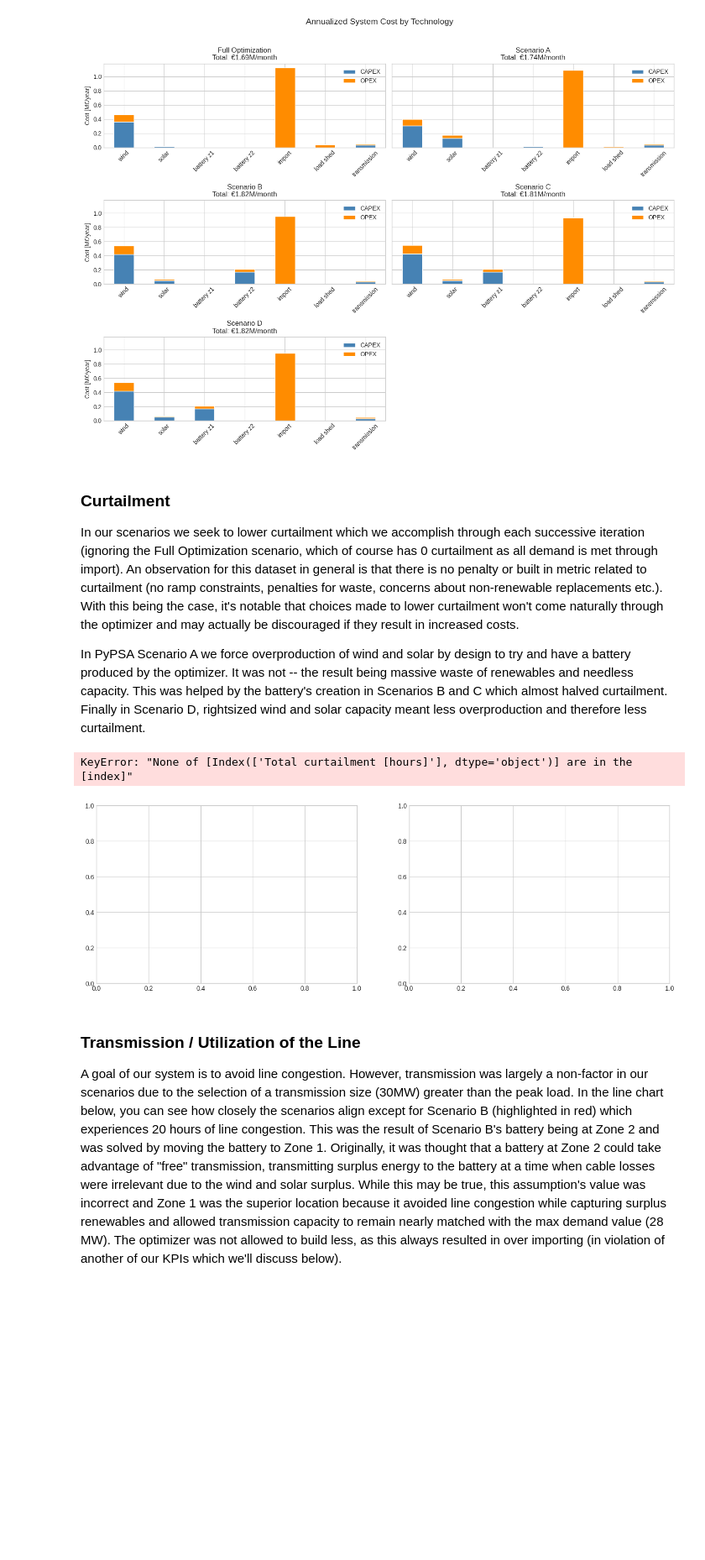
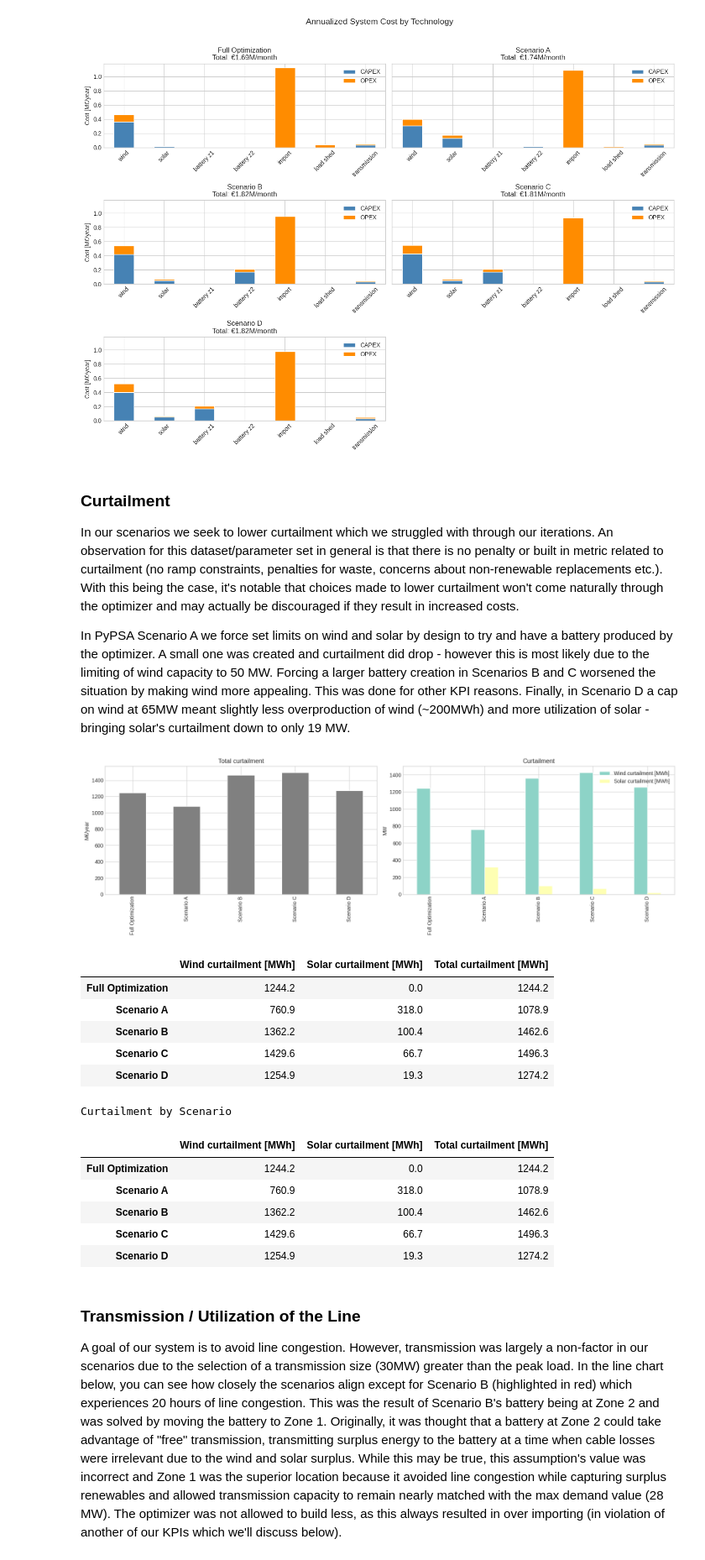
Before and after one commit to karivero/esi_final_repo, a Jupyter notebook: final_esi/ESI_Assignment/combined_submission.ipynb, the cells around one changed output. Shown at 84% size. Cells and saved outputs as stored; diff of their text form; code cells hidden in the pictures; blank space fills up the shorter version.

Commit message:
Part 1 narrative rewritten through curtailment.

```diff
--- a/final_esi/ESI_Assignment/combined_submission.ipynb
+++ b/final_esi/ESI_Assignment/combined_submission.ipynb
@@ -1117,32 +1119,44 @@ plt.show()
 [figure]
 # %% [markdown]
 ### Curtailment
-In our scenarios we seek to lower curtailment which we accomplish through each successive iteration (ignoring the Full Optimization scenario, which of course has 0 curtailment as all demand is met through import). An observation for this dataset in general is that there is no penalty or built in metric related to curtailment (no ramp constraints, penalties for waste, concerns about non-renewable replacements etc.). With this being the case, it's notable that choices made to lower curtailment won't come naturally through the optimizer and may actually be discouraged if they result in increased costs.
+In our scenarios we seek to lower curtailment which we struggled with through our iterations. An observation for this dataset/parameter set in general is that there is no penalty or built in metric related to curtailment (no ramp constraints, penalties for waste, concerns about non-renewable replacements etc.). With this being the case, it's notable that choices made to lower curtailment won't come naturally through the optimizer and may actually be discouraged if they result in increased costs.
 
-In PyPSA Scenario A we force overproduction of wind and solar by design to try and have a battery produced by the optimizer. It was not -- the result being massive waste of renewables and needless capacity. This was helped by the battery's creation in Scenarios B and C which almost halved curtailment. Finally in Scenario D, rightsized wind and solar capacity meant less overproduction and therefore less curtailment.
+In PyPSA Scenario A we force set limits on wind and solar by design to try and have a battery produced by the optimizer. A small one was created and curtailment did drop - however this is most likely due to the limiting of wind capacity to 50 MW. Forcing a larger battery creation in Scenarios B and C worsened the situation by making wind more appealing. This was done for other KPI reasons. Finally, in Scenario D a cap on wind at 65MW meant slightly less overproduction of wind (~200MWh) and more utilization of solar - bringing solar's curtailment down to only 19 MW.
 # %%
 fig, axes = plt.subplots(1, 2, figsize=(16, 5))
 
-kpis.loc[["Total curtailment [hours]"]].T \
+kpis.loc[["Total curtailment [MWh]"]].T \
     .plot(kind="bar", ax=axes[0], legend=False, color="grey")
 axes[0].set_title("Total curtailment"); axes[0].set_ylabel("M€/year")
 
-kpis.loc[["Wind curtailment [hours]", "Solar curtailment [hours]"]].T \
+kpis.loc[["Wind curtailment [MWh]", "Solar curtailment [MWh]"]].T \
     .plot(kind="bar", ax=axes[1]); axes[1].set_title("Curtailment"); axes[1].set_ylabel("MW")
 
 plt.tight_layout(); plt.show()
 
-curtailment_table = kpis.loc[["Wind curtailment [hours]", "Solar curtailment [hours]", "Total curtailment [hours]"]].T
+curtailment_table = kpis.loc[["Wind curtailment [MWh]", "Solar curtailment [MWh]", "Total curtailment [MWh]"]].T
 display(curtailment_table.round(1))
 display(
     curtailment_table.round(1).style
         .set_caption("Curtailment by Scenario")
         .format("{:.1f}")
         .background_gradient(cmap="Reds", axis=0)
 )
 # %% [output]
+[figure, new version]
+|  | Wind curtailment [MWh] | Solar curtailment [MWh] | Total curtailment [MWh] |
+| Full Optimization | 1244.2 | 0.0 | 1244.2 |
+| Scenario A | 760.9 | 318.0 | 1078.9 |
+| Scenario B | 1362.2 | 100.4 | 1462.6 |
+| Scenario C | 1429.6 | 66.7 | 1496.3 |
+| Scenario D | 1254.9 | 19.3 | 1274.2 |
-KeyError: "None of [Index(['Total curtailment [hours]'], dtype='object')] are in the [index]"
+Curtailment by Scenario
-[figure, old version]
+|  | Wind curtailment [MWh] | Solar curtailment [MWh] | Total curtailment [MWh] |
+| Full Optimization | 1244.2 | 0.0 | 1244.2 |
+| Scenario A | 760.9 | 318.0 | 1078.9 |
+| Scenario B | 1362.2 | 100.4 | 1462.6 |
+| Scenario C | 1429.6 | 66.7 | 1496.3 |
+| Scenario D | 1254.9 | 19.3 | 1274.2 |
 # %% [markdown]
 ### Transmission / Utilization of the Line
 A goal of our system is to avoid line congestion. However, transmission was largely a non-factor in our scenarios due to the selection of a transmission size (30MW) greater than the peak load. In the line chart below, you can see how closely the scenarios align except for Scenario B (highlighted in red) which experiences 20 hours of line congestion. This was the result of Scenario B's battery being at Zone 2 and was solved by moving the battery to Zone 1. Originally, it was thought that a battery at Zone 2 could take advantage of "free" transmission, transmitting surplus energy to the battery at a time when cable losses were irrelevant due to the wind and solar surplus. While this may be true, this assumption's value was incorrect and Zone 1 was the superior location because it avoided line congestion while capturing surplus renewables and allowed transmission capacity to remain nearly matched with the max demand value (28 MW). The optimizer was not allowed to build less, as this always resulted in over importing (in violation of another of our KPIs which we'll discuss below).
```
Also changed, not shown: parts of 9 cells of this notebook, 2 other files.
